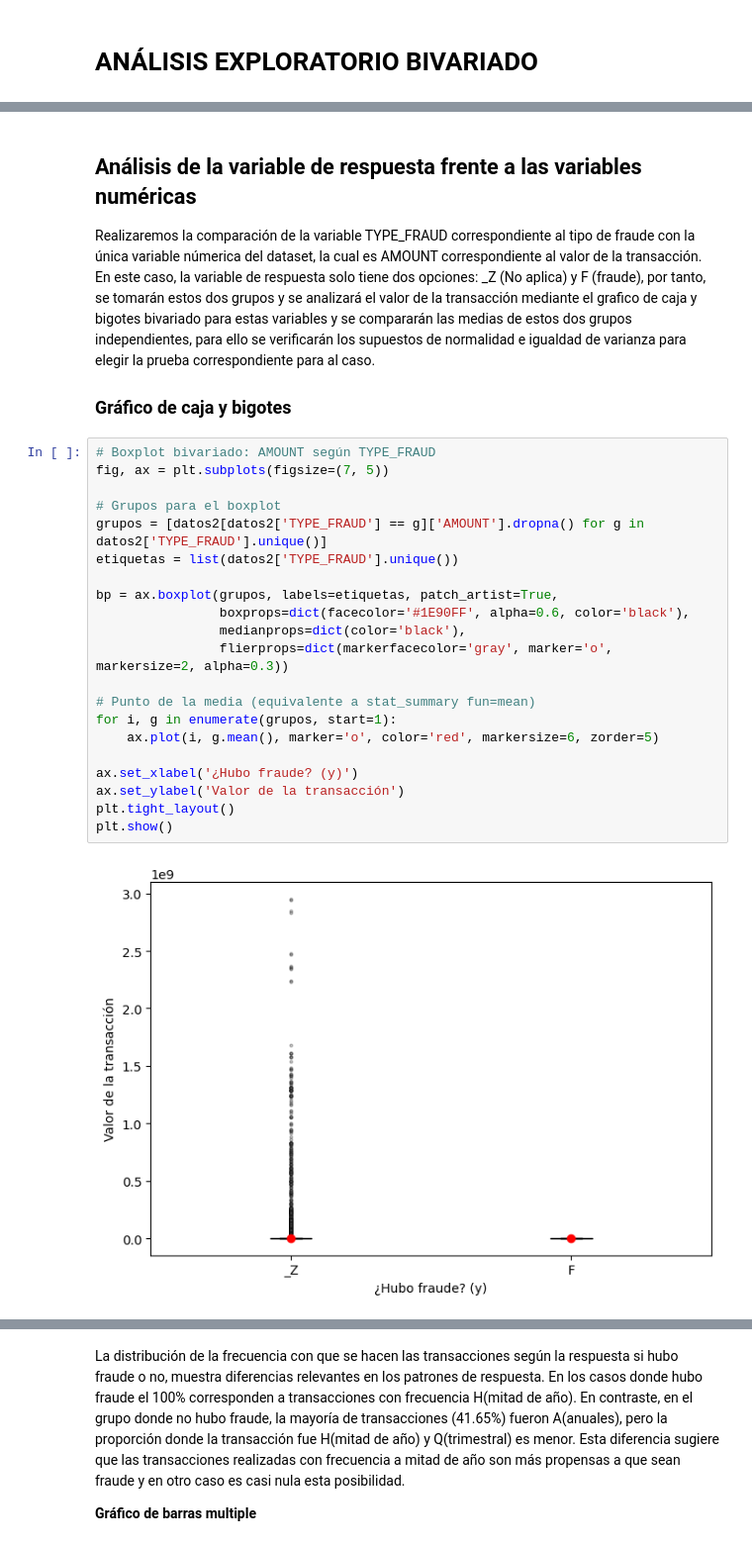
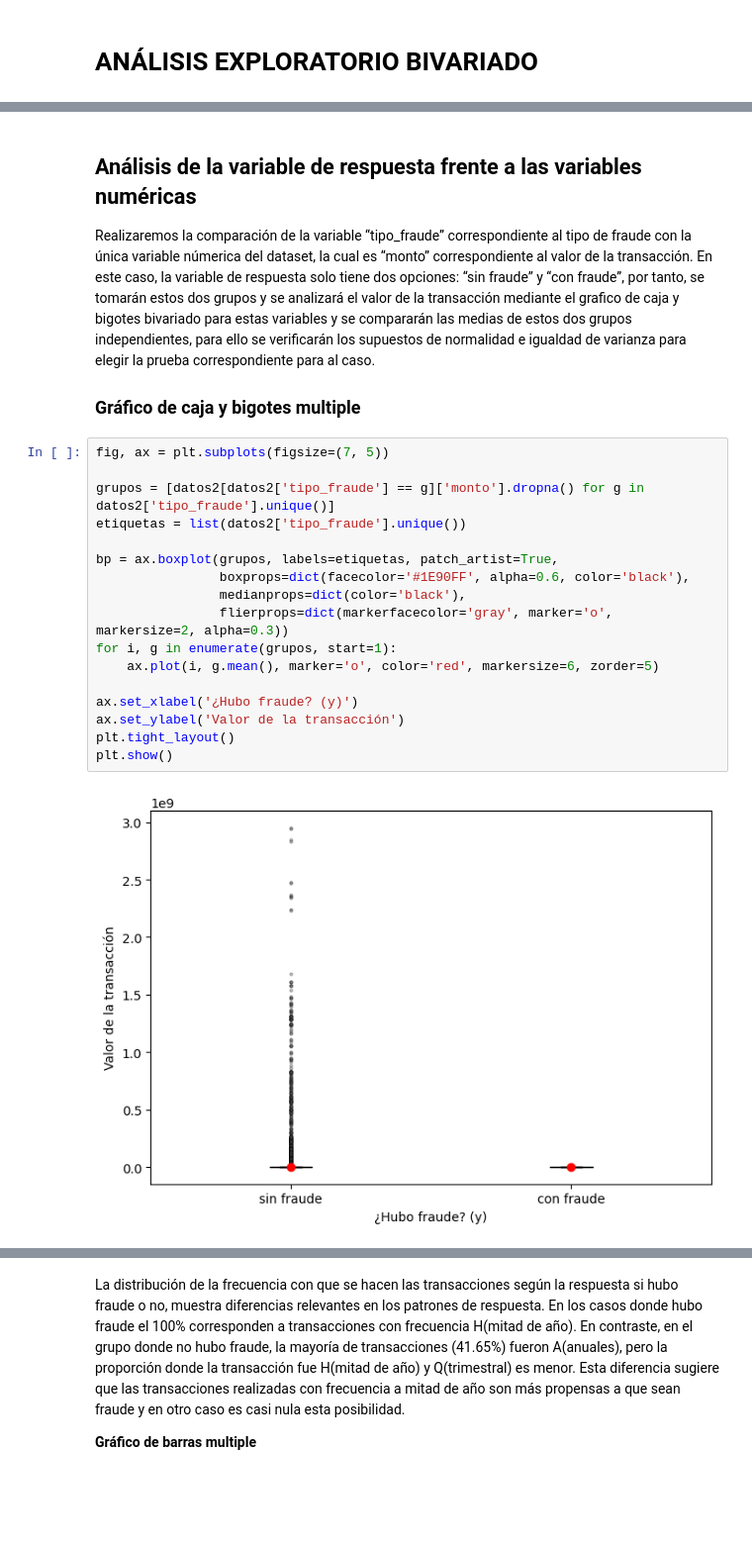
Before and after one commit to T1fff/PaymentTransactionsEUpy, a Jupyter notebook: 02-cross-refs.ipynb, the cells around one changed output, grey strips where cells are left out. Shown at 99% size. Saved outputs shown, nothing was run; the diff lists cells and outputs as text; blank space fills up the shorter version.

```diff
--- a/02-cross-refs.ipynb
+++ b/02-cross-refs.ipynb
@@ -46,29 +55,25 @@ datos2.head()
 
 ## Análisis de la variable de respuesta frente a las variables numéricas
 
-Realizaremos la comparación de la variable TYPE_FRAUD correspondiente al tipo de fraude con la única variable númerica del dataset, la cual es AMOUNT correspondiente al valor de la transacción. En este caso, la variable de respuesta solo tiene dos opciones: _Z (No aplica) y F (fraude), por tanto, se tomarán estos dos grupos y se analizará el valor de la transacción mediante el grafico de caja y bigotes bivariado para estas variables y se compararán las medias de estos dos grupos independientes, para ello se verificarán los supuestos de normalidad e igualdad de varianza para elegir la prueba correspondiente para al caso.
+Realizaremos la comparación de la variable “tipo_fraude” correspondiente al tipo de fraude con la única variable númerica del dataset, la cual es “monto” correspondiente al valor de la transacción. En este caso, la variable de respuesta solo tiene dos opciones: “sin fraude” y “con fraude”, por tanto, se tomarán estos dos grupos y se analizará el valor de la transacción mediante el grafico de caja y bigotes bivariado para estas variables y se compararán las medias de estos dos grupos independientes, para ello se verificarán los supuestos de normalidad e igualdad de varianza para elegir la prueba correspondiente para al caso.
 
-### Gráfico de caja y bigotes
+### Gráfico de caja y bigotes multiple
 # %%
-# Boxplot bivariado: AMOUNT según TYPE_FRAUD
 fig, ax = plt.subplots(figsize=(7, 5))
 
-# Grupos para el boxplot
-grupos = [datos2[datos2['TYPE_FRAUD'] == g]['AMOUNT'].dropna() for g in datos2['TYPE_FRAUD'].unique()]
-etiquetas = list(datos2['TYPE_FRAUD'].unique())
+grupos = [datos2[datos2['tipo_fraude'] == g]['monto'].dropna() for g in datos2['tipo_fraude'].unique()]
+etiquetas = list(datos2['tipo_fraude'].unique())
 
 bp = ax.boxplot(grupos, labels=etiquetas, patch_artist=True,
                 boxprops=dict(facecolor='#1E90FF', alpha=0.6, color='black'),
                 medianprops=dict(color='black'),
                 flierprops=dict(markerfacecolor='gray', marker='o', markersize=2, alpha=0.3))
-
-# Punto de la media (equivalente a stat_summary fun=mean)
 for i, g in enumerate(grupos, start=1):
     ax.plot(i, g.mean(), marker='o', color='red', markersize=6, zorder=5)
 
 ax.set_xlabel('¿Hubo fraude? (y)')
 ax.set_ylabel('Valor de la transacción')
 plt.tight_layout()
 plt.show()
 # %% [output]
-[figure, old version]
+[figure, new version]
```
Also changed, not shown: parts of 97 cells of this notebook.
